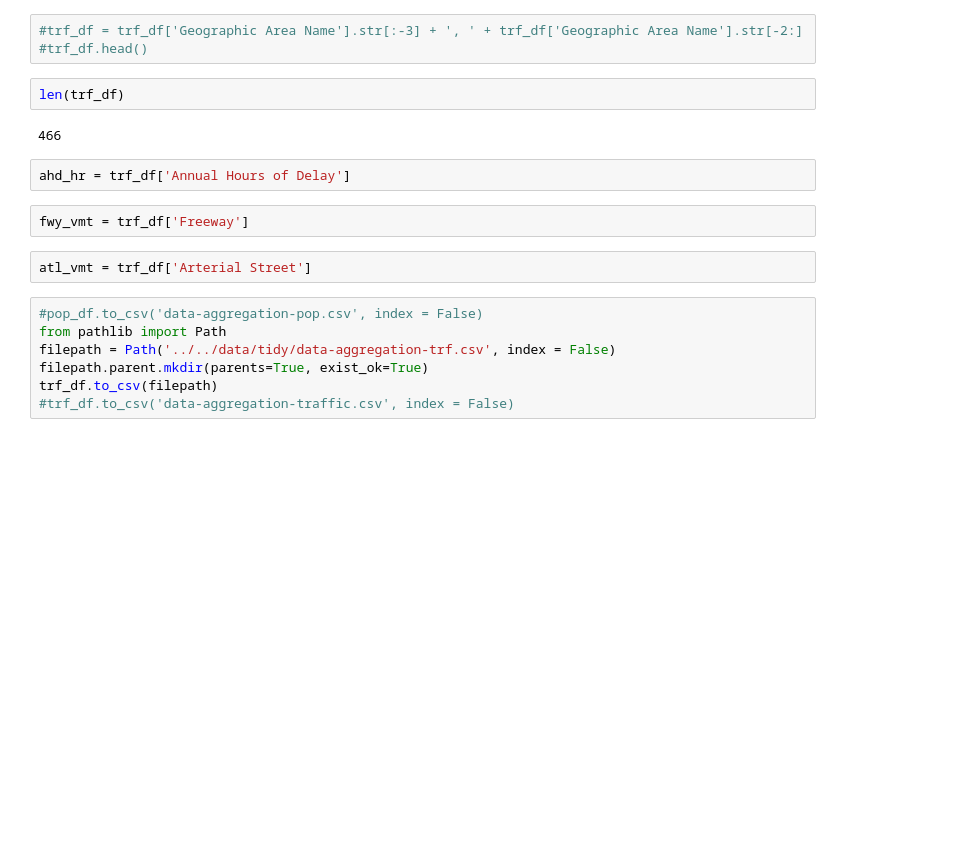
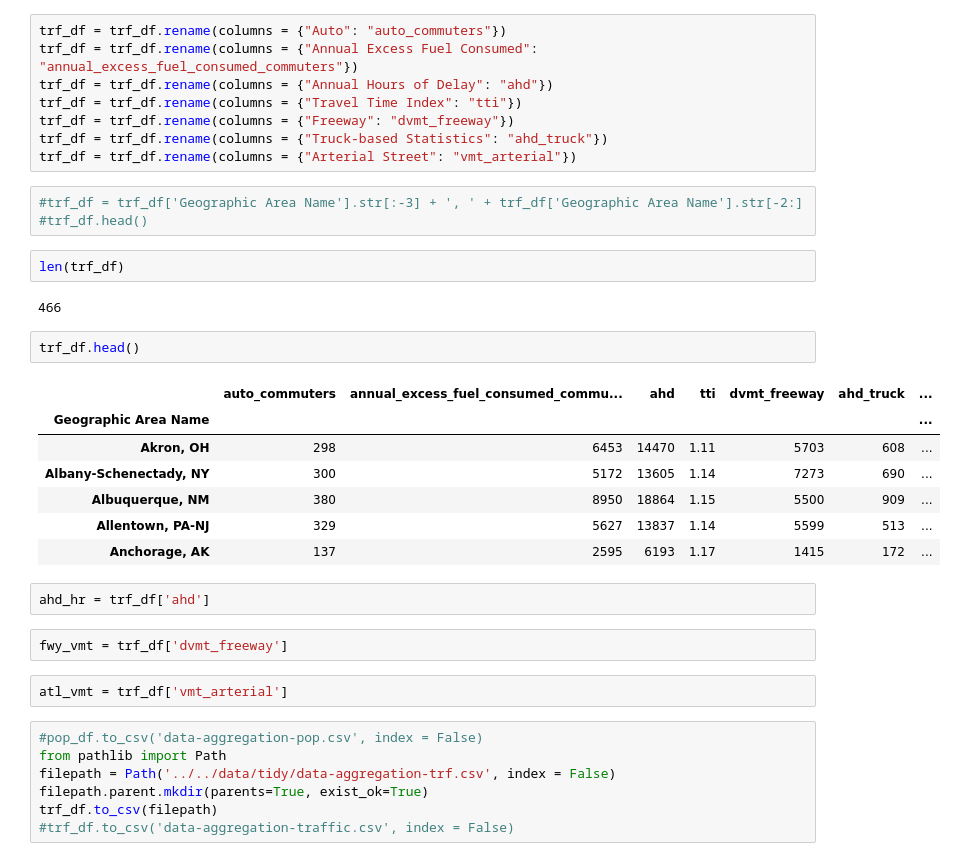
Before and after one commit to narslab/msa-emission-typologies, a Jupyter notebook: bin/jupyter/data-aggregation-traffic.ipynb, the cells around one changed output. Saved outputs shown, nothing was run; the diff lists cells and outputs as text; blank space fills up the shorter version.

```diff
--- a/bin/jupyter/data-aggregation-traffic.ipynb
+++ b/bin/jupyter/data-aggregation-traffic.ipynb
@@ -130,3 +142,11 @@ trf_df.head()
+# %%
+trf_df = trf_df.rename(columns = {"Auto": "auto_commuters"})
+trf_df = trf_df.rename(columns = {"Annual Excess Fuel Consumed": "annual_excess_fuel_consumed_commuters"})
+trf_df = trf_df.rename(columns = {"Annual Hours of Delay": "ahd"})
+trf_df = trf_df.rename(columns = {"Travel Time Index": "tti"})
+trf_df = trf_df.rename(columns = {"Freeway": "dvmt_freeway"})
+trf_df = trf_df.rename(columns = {"Truck-based Statistics": "ahd_truck"})
+trf_df = trf_df.rename(columns = {"Arterial Street": "vmt_arterial"})
 # %%
 #trf_df = trf_df['Geographic Area Name'].str[:-3] + ', ' + trf_df['Geographic Area Name'].str[-2:]
 #trf_df.head()
@@ -134,12 +154,22 @@ trf_df.head()
 len(trf_df)
 # %% [output]
 466
+# %%
+trf_df.head()
+# %% [output]
+|  | auto_commuters | annual_excess_fuel_consumed_commu... | ahd | tti | dvmt_freeway | ahd_truck | ... |
+| Geographic Area Name |  |  |  |  |  |  | ... |
+| Akron, OH | 298 | 6453 | 14470 | 1.11 | 5703 | 608 | ... |
+| Albany-Schenectady, NY | 300 | 5172 | 13605 | 1.14 | 7273 | 690 | ... |
+| Albuquerque, NM | 380 | 8950 | 18864 | 1.15 | 5500 | 909 | ... |
+| Allentown, PA-NJ | 329 | 5627 | 13837 | 1.14 | 5599 | 513 | ... |
+| Anchorage, AK | 137 | 2595 | 6193 | 1.17 | 1415 | 172 | ... |
 # %%
-ahd_hr = trf_df['Annual Hours of Delay']
+ahd_hr = trf_df['ahd']
 # %%
-fwy_vmt = trf_df['Freeway']
+fwy_vmt = trf_df['dvmt_freeway']
 # %%
-atl_vmt = trf_df['Arterial Street']
+atl_vmt = trf_df['vmt_arterial']
 # %%
 #pop_df.to_csv('data-aggregation-pop.csv', index = False)
 from pathlib import Path
```
Also changed, not shown: parts of 7 cells of this notebook, 4 other files.
